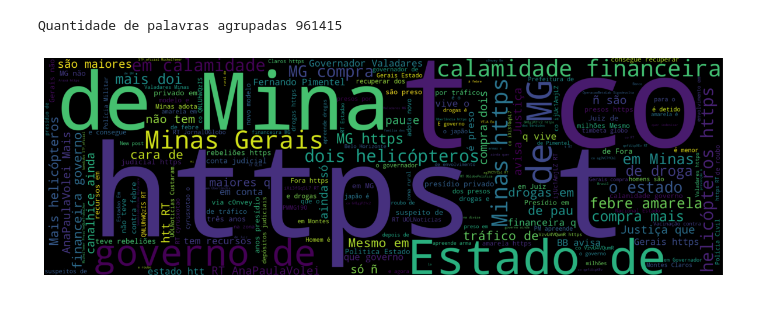
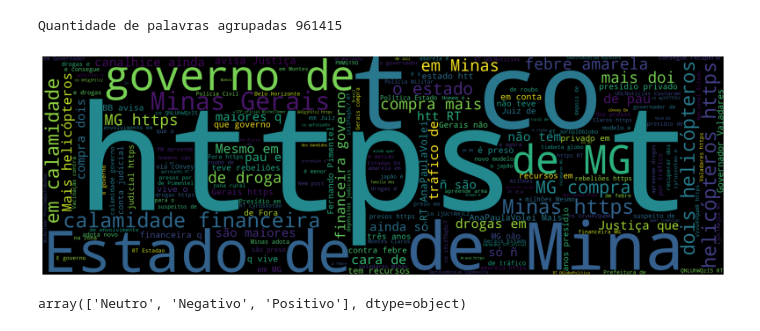
Before and after one commit to JansRodriguez/Analise_de_sentimento-mineracao_de_texto, a Jupyter notebook: AnaliseSentimento.ipynb, the cells around one changed output. Drawn from its saved outputs; the diff is of its cells as text; code cells hidden in the pictures.

```diff
--- a/AnaliseSentimento.ipynb
+++ b/AnaliseSentimento.ipynb
@@ -328,14 +328,19 @@ Quantidade de palavras agrupadas 961415
 # %%
 #Plot
 
 #Instanciando a WordCloud
 Nuvem_Palavras = WordCloud(width=2500, height=800).generate(concatenar)
 
 #Tamanho
-Figura, Eixo = plt.subplots(figsize=(15, 7))
+Figura, Eixo = plt.subplots(figsize=(20, 7))
 #Plot
 Eixo.imshow(Nuvem_Palavras, interpolation='bilinear')
 #Desativa os grids
 Eixo.set_axis_off()
 # %% [output]
-[figure, old version]
+[figure, new version]
+# %%
+##ANALISE DE SENTIMENTOS
+base_dados['Classificacao'].unique()
+# %% [output]
+array(['Neutro', 'Negativo', 'Positivo'], dtype=object)
```
